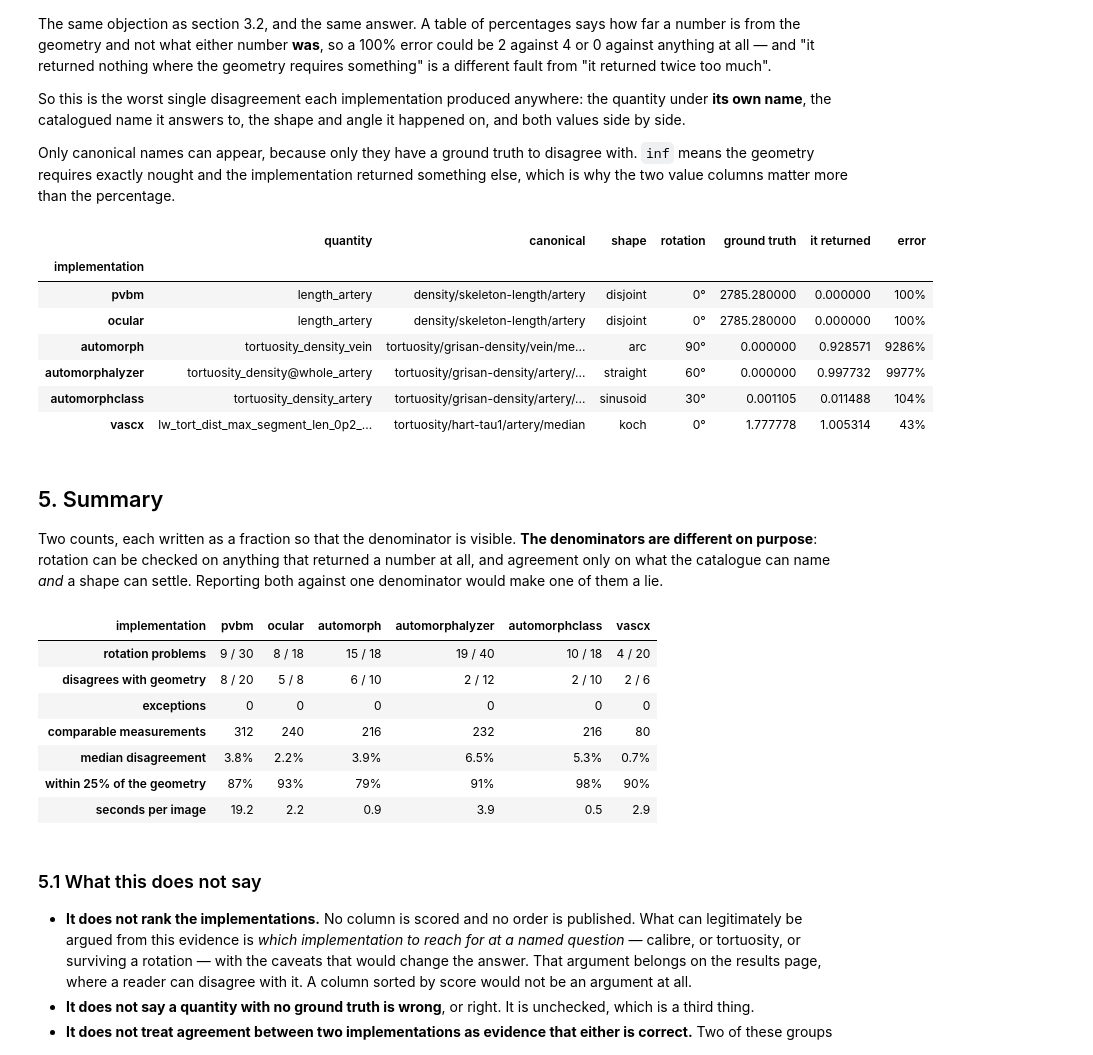
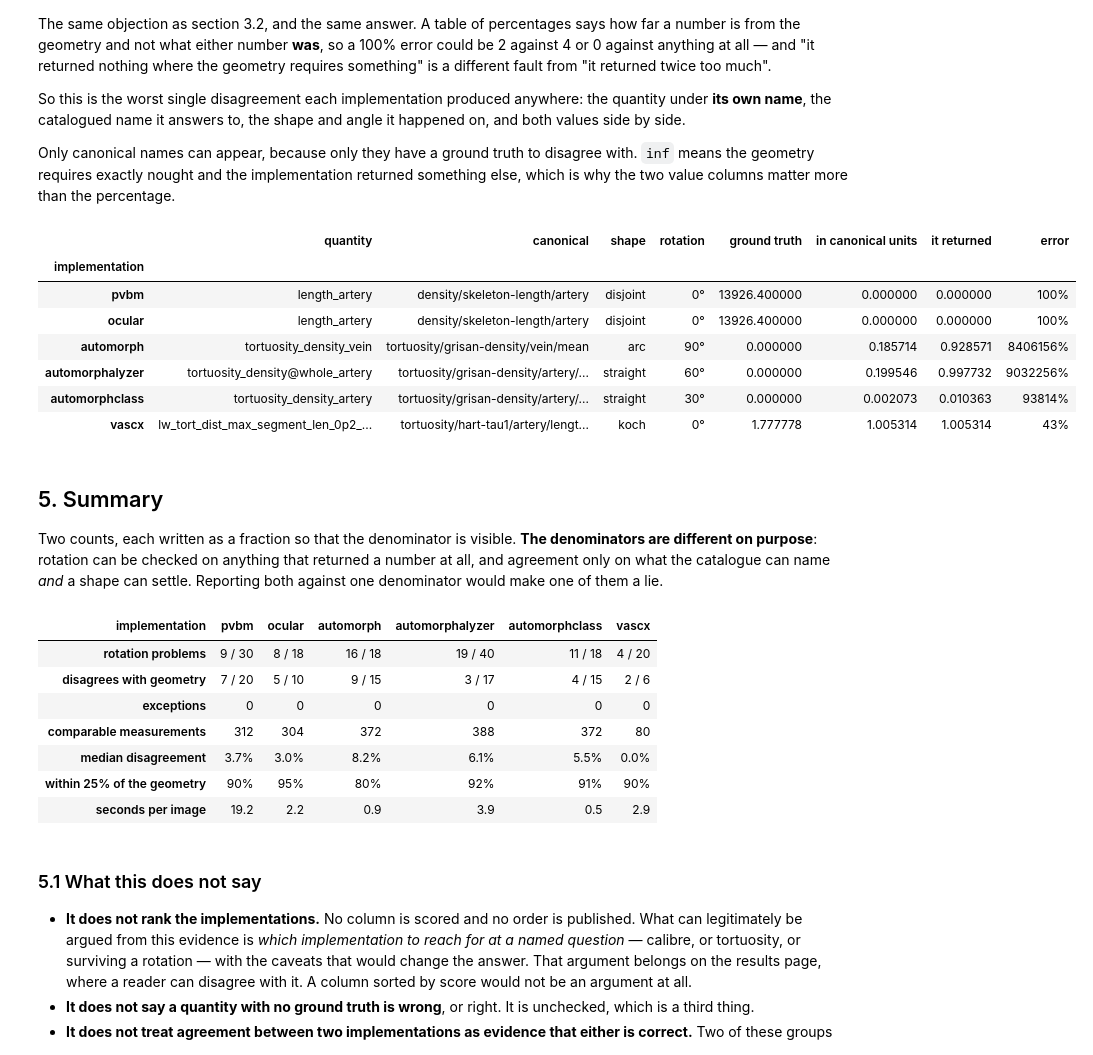
Before and after one commit to staskh/fundus-atlas, a Jupyter notebook: notebooks/biomarker-synthetic.ipynb, the cells around one changed output. Cells and saved outputs as stored; diff of their text form; code cells hidden in the pictures.

```diff
--- a/notebooks/biomarker-synthetic.ipynb
+++ b/notebooks/biomarker-synthetic.ipynb
@@ -437,7 +486,12 @@ for number, slug in enumerate(IMPLEMENTATIONS, start=1):
     if mine.empty:
         print("nothing unnamed to check")
         continue
-    table = mine.groupby(["own", "shape"])["value"].apply(spread).groupby("own").max()
+    table = (
+        mine.groupby(["own", "shape"], group_keys=True)
+        .apply(lambda group: spread(group["value"], group["size"].iloc[0]), include_groups=False)
+        .groupby("own")
+        .max()
+    )
     table = table[table > ROTATION_TOLERANCE].sort_values(ascending=False)
     if table.empty:
         print(f"every unnamed quantity holds steady to within {ROTATION_TOLERANCE:.0%}")
@@ -510,19 +560,17 @@ def worst_rotation_case(slug: str) -> dict[str, object] | None:
         values = group.dropna(subset=["value"])
         if len(values) < 2:
             continue
-        width = values["value"].max() - values["value"].min()
-        mean = values["value"].mean()
-        if width < EPS:
+        moved = spread(values["value"], values["size"].iloc[0])
+        if not moved:
             continue          # under the noise floor: not a disagreement worth ranking
-        spread = width / max(abs(mean), EPS)
-        if best is None or spread > best["spread"]:
+        if best is None or moved > best["spread"]:
             low = values.loc[values["value"].idxmin()]
             high = values.loc[values["value"].idxmax()]
             best = {
                 "quantity": own,
                 "canonical": group["canonical"].iloc[0] or "—",
                 "shape": shape,
-                "spread": spread,
+                "spread": moved,
                 "at min": f"{low['rotation']:.0f}°",
                 "min": low["value"],
                 "at max": f"{high['rotation']:.0f}°",
@@ -574,6 +629,11 @@ the values themselves, which is the only way to read those rows.
 # %%
 AGAINST = named.merge(TRUTH, on=["key", "canonical"], how="inner").dropna(subset=["value"])
-AGAINST["error"] = [error(v, t) for v, t in zip(AGAINST["value"], AGAINST["truth"])]
+AGAINST["error"] = [
+    error(value, truth, size)
+    for value, truth, size in zip(
+        AGAINST["value"], AGAINST["truth"], AGAINST["size"], strict=True
+    )
+]
 
 
 def worst_over(frame: pd.DataFrame) -> pd.DataFrame:
@@ -686,37 +765,49 @@ why the two value columns matter more than the percentage.
 # %%
 def worst_truth_case(slug: str) -> dict[str, object] | None:
     """The single measurement furthest from what the geometry requires."""
     mine = AGAINST[AGAINST["implementation"] == slug]
     if mine.empty:
         return None
     row = mine.loc[mine["error"].idxmax()]
     return {
         "quantity": row["own"],
         "canonical": row["canonical"],
         "shape": row["shape"],
         "rotation": f"{row['rotation']:.0f}°",
         "ground truth": row["truth"],
-        "it returned": row["value"],
+        "in canonical units": row["value"],
+        "it returned": row["returned"],
         "error": f"{100 * row['error']:.0f}%",
     }
 
 
 rows = [
     {"implementation": slug, **found}
     for slug in IMPLEMENTATIONS
     if (found := worst_truth_case(slug)) is not None
 ]
 WORST_TRUTH = pd.DataFrame(rows).set_index("implementation")
-WORST_TRUTH[["quantity", "canonical", "shape", "rotation", "ground truth", "it returned", "error"]]
+WORST_TRUTH[
+    [
+        "quantity",
+        "canonical",
+        "shape",
+        "rotation",
+        "ground truth",
+        "in canonical units",
+        "it returned",
+        "error",
+    ]
+]
 # %% [output]
-|  | quantity | canonical | shape | rotation | ground truth | it returned | error |
-| implementation |  |  |  |  |  |  |  |
-| pvbm | length_artery | density/skeleton-length/artery | disjoint | 0° | 2785.280000 | 0.000000 | 100% |
-| ocular | length_artery | density/skeleton-length/artery | disjoint | 0° | 2785.280000 | 0.000000 | 100% |
-| automorph | tortuosity_density_vein | tortuosity/grisan-density/vein/me... | arc | 90° | 0.000000 | 0.928571 | 9286% |
-| automorphalyzer | tortuosity_density@whole_artery | tortuosity/grisan-density/artery/... | straight | 60° | 0.000000 | 0.997732 | 9977% |
-| automorphclass | tortuosity_density_artery | tortuosity/grisan-density/artery/... | sinusoid | 30° | 0.001105 | 0.011488 | 104% |
-| vascx | lw_tort_dist_max_segment_len_0p2_... | tortuosity/hart-tau1/artery/median | koch | 0° | 1.777778 | 1.005314 | 43% |
+|  | quantity | canonical | shape | rotation | ground truth | in canonical units | it returned | error |
+| implementation |  |  |  |  |  |  |  |  |
+| pvbm | length_artery | density/skeleton-length/artery | disjoint | 0° | 13926.400000 | 0.000000 | 0.000000 | 100% |
+| ocular | length_artery | density/skeleton-length/artery | disjoint | 0° | 13926.400000 | 0.000000 | 0.000000 | 100% |
+| automorph | tortuosity_density_vein | tortuosity/grisan-density/vein/mean | arc | 90° | 0.000000 | 0.185714 | 0.928571 | 8406156% |
+| automorphalyzer | tortuosity_density@whole_artery | tortuosity/grisan-density/artery/... | straight | 60° | 0.000000 | 0.199546 | 0.997732 | 9032256% |
+| automorphclass | tortuosity_density_artery | tortuosity/grisan-density/artery/... | straight | 30° | 0.000000 | 0.002073 | 0.010363 | 93814% |
+| vascx | lw_tort_dist_max_segment_len_0p2_... | tortuosity/hart-tau1/artery/lengt... | koch | 0° | 1.777778 | 1.005314 | 1.005314 | 43% |
 # %% [markdown]
 ## 5. Summary
 
@@ -729,8 +820,8 @@ denominator would make one of them a lie.
 #: needs, because a self-consistency check does not require a canonical name.
 returned = SAID[SAID["value"].notna()]
 EVERY_ROTATION = (
-    returned.groupby(["implementation", "own", "shape"])["value"]
-    .apply(spread)
+    returned.groupby(["implementation", "own", "shape"], group_keys=True)
+    .apply(lambda group: spread(group["value"], group["size"].iloc[0]), include_groups=False)
     .groupby(["implementation", "own"])
     .max()
 )
@@ -759,12 +850,12 @@ for slug in IMPLEMENTATIONS:
 pd.DataFrame(summary).set_index("implementation").T
 # %% [output]
 | implementation | pvbm | ocular | automorph | automorphalyzer | automorphclass | vascx |
-| rotation problems | 9 / 30 | 8 / 18 | 15 / 18 | 19 / 40 | 10 / 18 | 4 / 20 |
-| disagrees with geometry | 8 / 20 | 5 / 8 | 6 / 10 | 2 / 12 | 2 / 10 | 2 / 6 |
+| rotation problems | 9 / 30 | 8 / 18 | 16 / 18 | 19 / 40 | 11 / 18 | 4 / 20 |
+| disagrees with geometry | 7 / 20 | 5 / 10 | 9 / 15 | 3 / 17 | 4 / 15 | 2 / 6 |
 | exceptions | 0 | 0 | 0 | 0 | 0 | 0 |
-| comparable measurements | 312 | 240 | 216 | 232 | 216 | 80 |
-| median disagreement | 3.8% | 2.2% | 3.9% | 6.5% | 5.3% | 0.7% |
-| within 25% of the geometry | 87% | 93% | 79% | 91% | 98% | 90% |
+| comparable measurements | 312 | 304 | 372 | 388 | 372 | 80 |
+| median disagreement | 3.7% | 3.0% | 8.2% | 6.1% | 5.5% | 0.0% |
+| within 25% of the geometry | 90% | 95% | 80% | 92% | 91% | 90% |
 | seconds per image | 19.2 | 2.2 | 0.9 | 3.9 | 0.5 | 2.9 |
 # %% [markdown]
 ### 5.1 What this does not say
```
Also changed, not shown: parts of 11 cells of this notebook, 8 other files.
